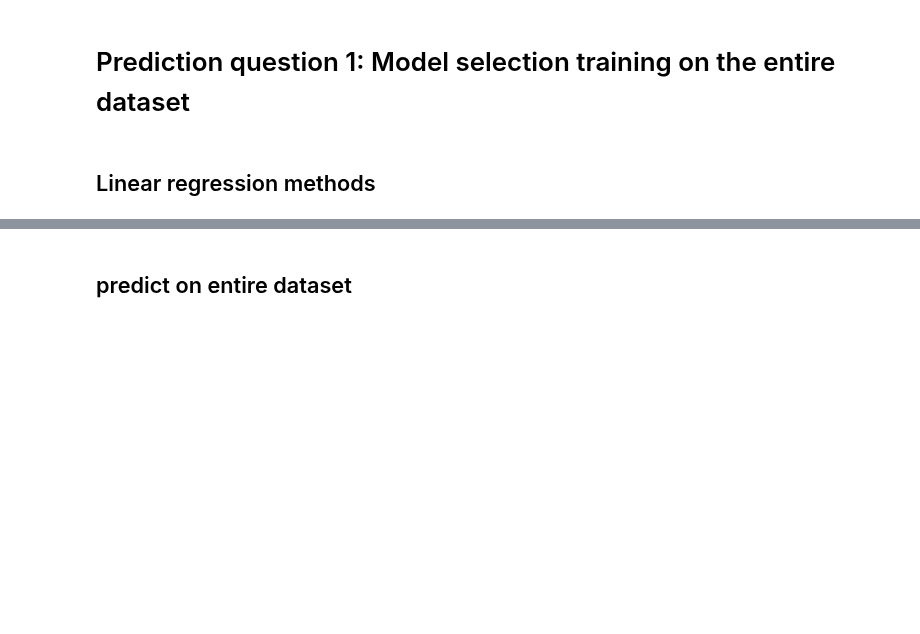
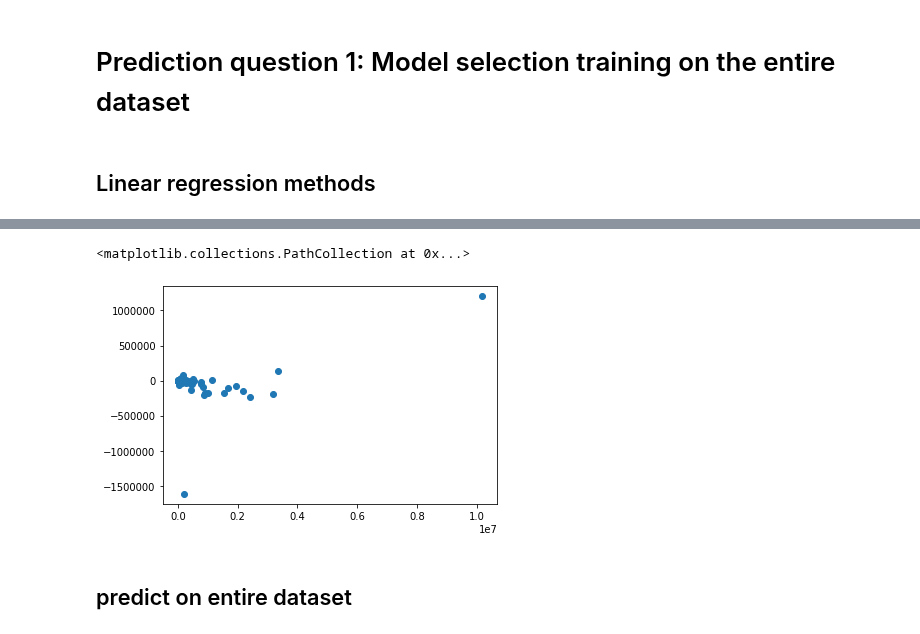
Before and after one commit to matthew-y-dong/ca-waste, a Jupyter notebook: modeling/modeling.ipynb, the cells around one changed output, grey strips where cells are left out. Saved outputs shown, nothing was run; the diff lists cells and outputs as text; code cells hidden in the pictures; blank space fills up the shorter version.

```diff
--- a/modeling/modeling.ipynb
+++ b/modeling/modeling.ipynb
@@ -212,3 +198,9 @@ r2_score(y_test, y_pred)
+# %%
+residuals = y_pred.reshape(57,1) - y_test.values
+plt.scatter(X_test.Population, residuals)
+# %% [output]
+<matplotlib.collections.PathCollection at 0x...>
+[figure, added]
 # %% [markdown]
 ## predict on entire dataset
 # %%
```
Also changed, not shown: parts of 19 cells of this notebook, 2 other files.
